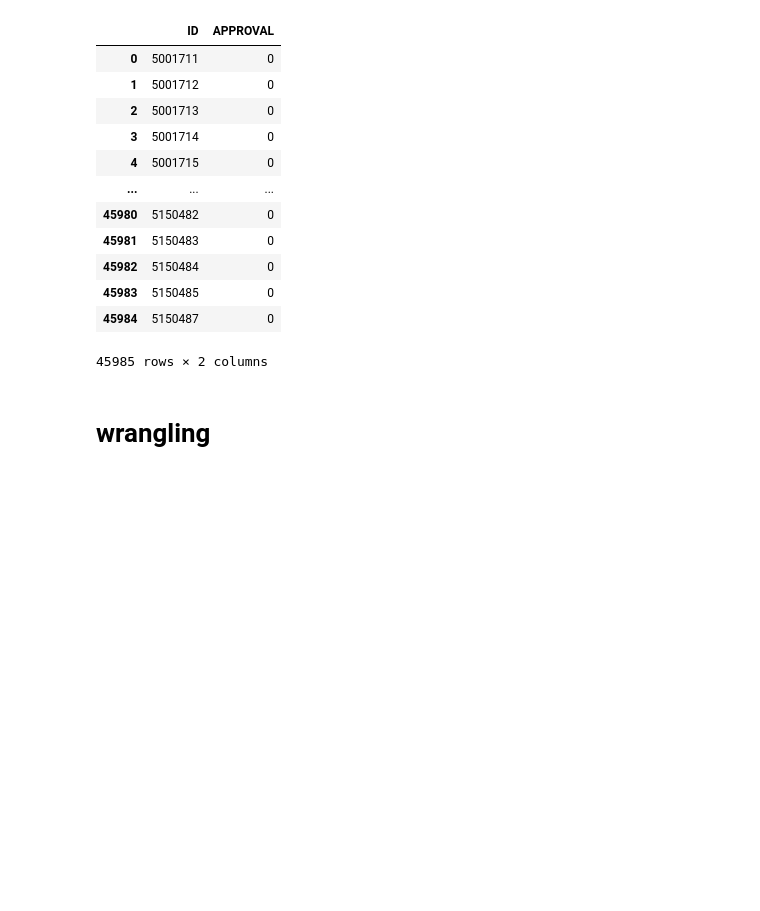
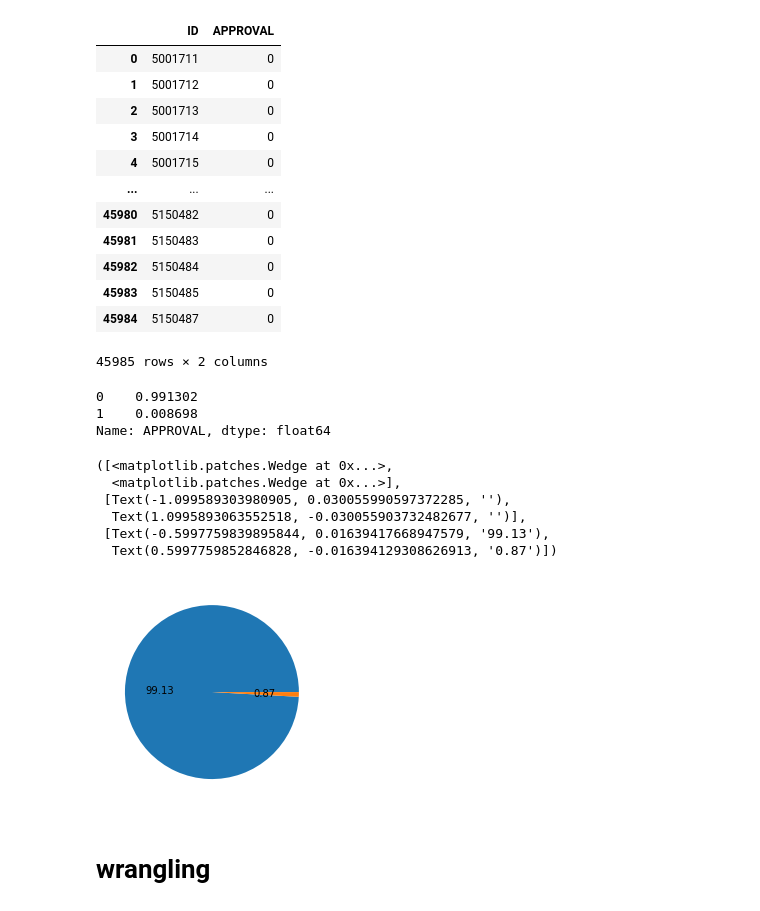
Before and after one commit to yyeseull/AI13, a Jupyter notebook: AI_13_서예슬_section2_project.ipynb, the cells around one changed output. Cells and saved outputs as stored; diff of their text form; code cells hidden in the pictures; blank space fills up the shorter version.

```diff
--- a/AI_13_서예슬_section2_project.ipynb
+++ b/AI_13_서예슬_section2_project.ipynb
@@ -441,6 +482,20 @@ credit
 | 45983 | 5150485 | 0 |
 | 45984 | 5150487 | 0 |
 45985 rows × 2 columns
+# %%
+print(credit['APPROVAL'].value_counts(normalize=True,sort=False))
+plt.pie(credit['APPROVAL'].value_counts(normalize = True), autopct='%.2f') #데이터 불균형
+# %% [output]
+0    0.991302
+1    0.008698
+Name: APPROVAL, dtype: float64
+([<matplotlib.patches.Wedge at 0x...>,
+  <matplotlib.patches.Wedge at 0x...>],
+ [Text(-1.099589303980905, 0.030055990597372285, ''),
+  Text(1.0995893063552518, -0.030055903732482677, '')],
+ [Text(-0.5997759839895844, 0.01639417668947579, '99.13'),
+  Text(0.5997759852846828, -0.016394129308626913, '0.87')])
+[figure, added]
 # %% [markdown]
 # **wrangling**
 # %%
```
Also changed, not shown: parts of 27 cells of this notebook.
